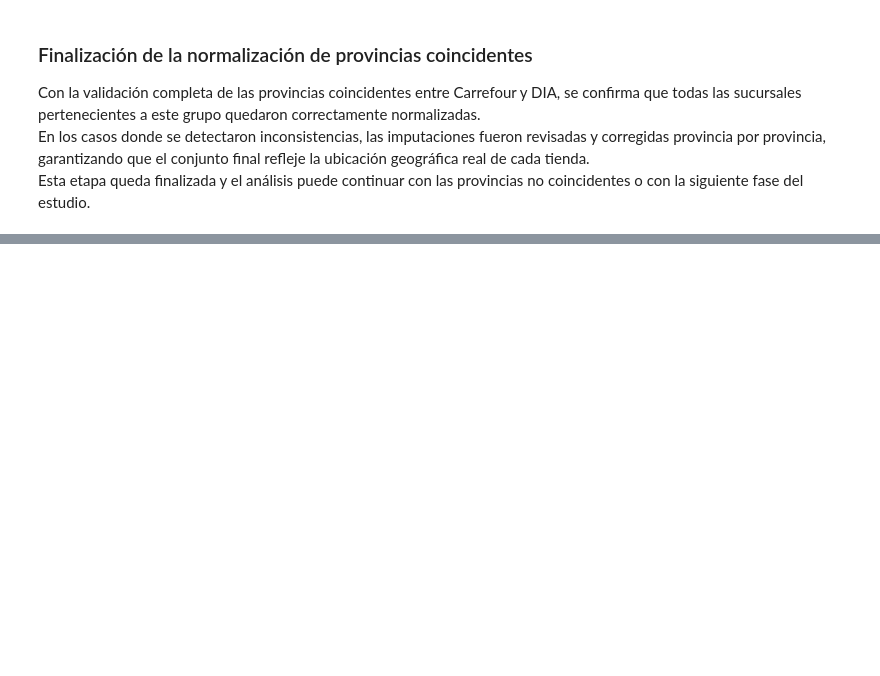
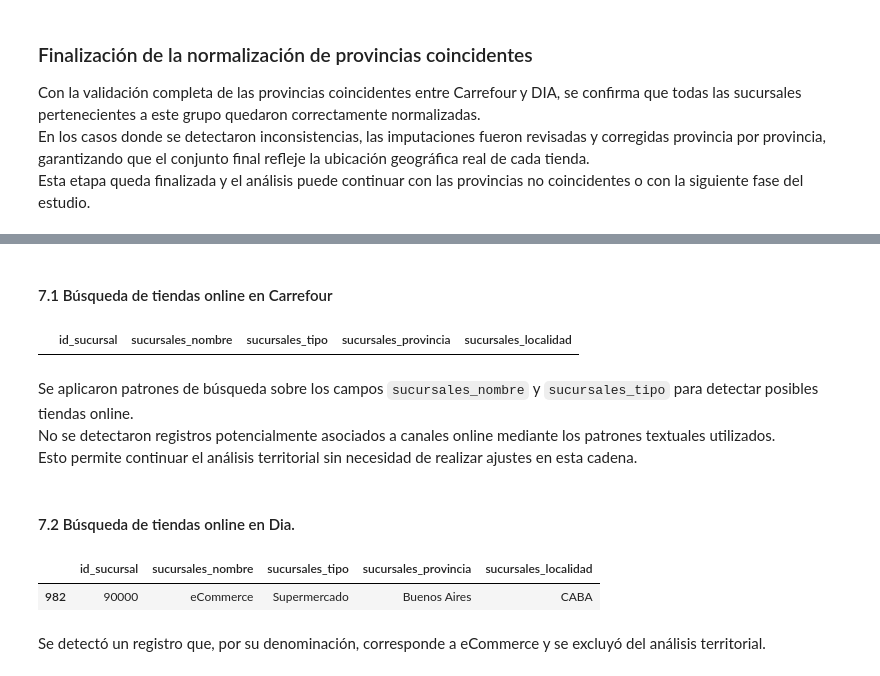
Before and after one commit to NestorRev/analisis-precios-nlp-sepa, a Jupyter notebook: notebooks/02_sucursales_dia_carrefour.ipynb, the cells around one changed output, grey strips where cells are left out. Saved outputs shown, nothing was run; the diff lists cells and outputs as text; code cells hidden in the pictures; blank space fills up the shorter version.

```diff
--- a/notebooks/02_sucursales_dia_carrefour.ipynb
+++ b/notebooks/02_sucursales_dia_carrefour.ipynb
@@ -1141,0 +1354,76 @@ Esta etapa queda finalizada y el análisis puede continuar con las provincias no
+# %% [markdown]
+#### 7.1 Búsqueda de tiendas online en Carrefour
+# %%
+# Búsqueda de registros potencialmente no correspondientes a sucursales físicas de venta.
+patron_ecommerce = r'e[\s-]?commerce|online|web|delivery|virtual'
+
+mask_nombre = (
+    sucursales_carrefour['sucursales_nombre']
+    .fillna('')
+    .str.lower()
+    .str.contains(patron_ecommerce, regex=True)
+)
+
+mask_tipo = (
+    sucursales_carrefour['sucursales_tipo']
+    .fillna('')
+    .str.lower()
+    .str.contains(patron_ecommerce, regex=True)
+)
+
+casos_carrefour = sucursales_carrefour[
+    mask_nombre | mask_tipo
+]
+
+display(
+    casos_carrefour[
+        [
+            'id_sucursal',
+            'sucursales_nombre',
+            'sucursales_tipo',
+            'sucursales_provincia',
+            'sucursales_localidad'
+        ]
+    ]
+)
+# %% [output]
+|  | id_sucursal | sucursales_nombre | sucursales_tipo | sucursales_provincia | sucursales_localidad |
+# %% [markdown]
+Se aplicaron patrones de búsqueda sobre los campos `sucursales_nombre` y `sucursales_tipo` para detectar posibles tiendas online.
+No se detectaron registros potencialmente asociados a canales online mediante los patrones textuales utilizados.
+Esto permite continuar el análisis territorial sin necesidad de realizar ajustes en esta cadena.
+# %% [markdown]
+#### 7.2 Búsqueda de tiendas online en Dia.
+# %%
+mask_nombre = (
+    sucursales_dia['sucursales_nombre']
+    .fillna('')
+    .str.lower()
+    .str.contains(patron_ecommerce, regex=True)
+)
+
+mask_tipo = (
+    sucursales_dia['sucursales_tipo']
+    .fillna('')
+    .str.lower()
+    .str.contains(patron_ecommerce, regex=True)
+)
+
+casos_dia = sucursales_dia[
+    mask_nombre | mask_tipo
+]
+
+display(
+    casos_dia[
+        [
+            'id_sucursal',
+            'sucursales_nombre',
+            'sucursales_tipo',
+            'sucursales_provincia',
+            'sucursales_localidad'
+        ]
+    ]
+)
+# %% [output]
+|  | id_sucursal | sucursales_nombre | sucursales_tipo | sucursales_provincia | sucursales_localidad |
+| 982 | 90000 | eCommerce | Supermercado | Buenos Aires | CABA |
@@ -1141,0 +1438,2 @@ Esta etapa queda finalizada y el análisis puede continuar con las provincias no
+# %% [markdown]
+Se detectó un registro que, por su denominación, corresponde a eCommerce y se excluyó del análisis territorial.
```
Also changed, not shown: parts of 32 cells of this notebook, 3 other files.
